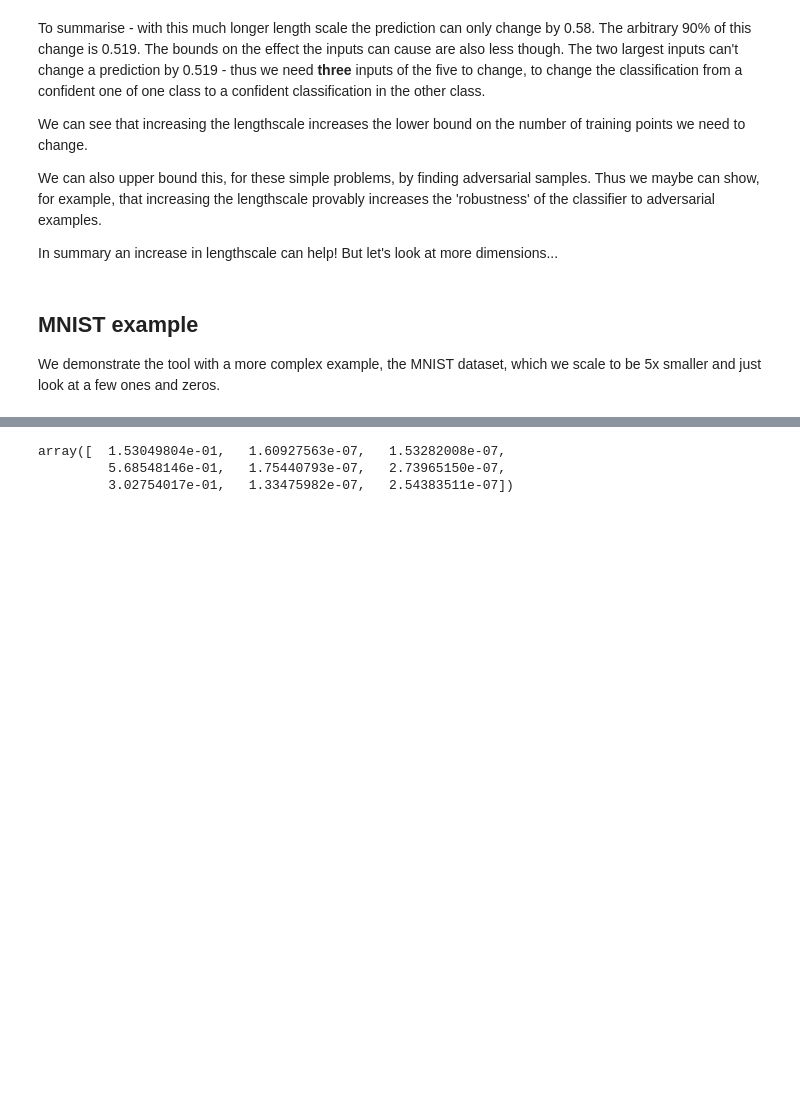
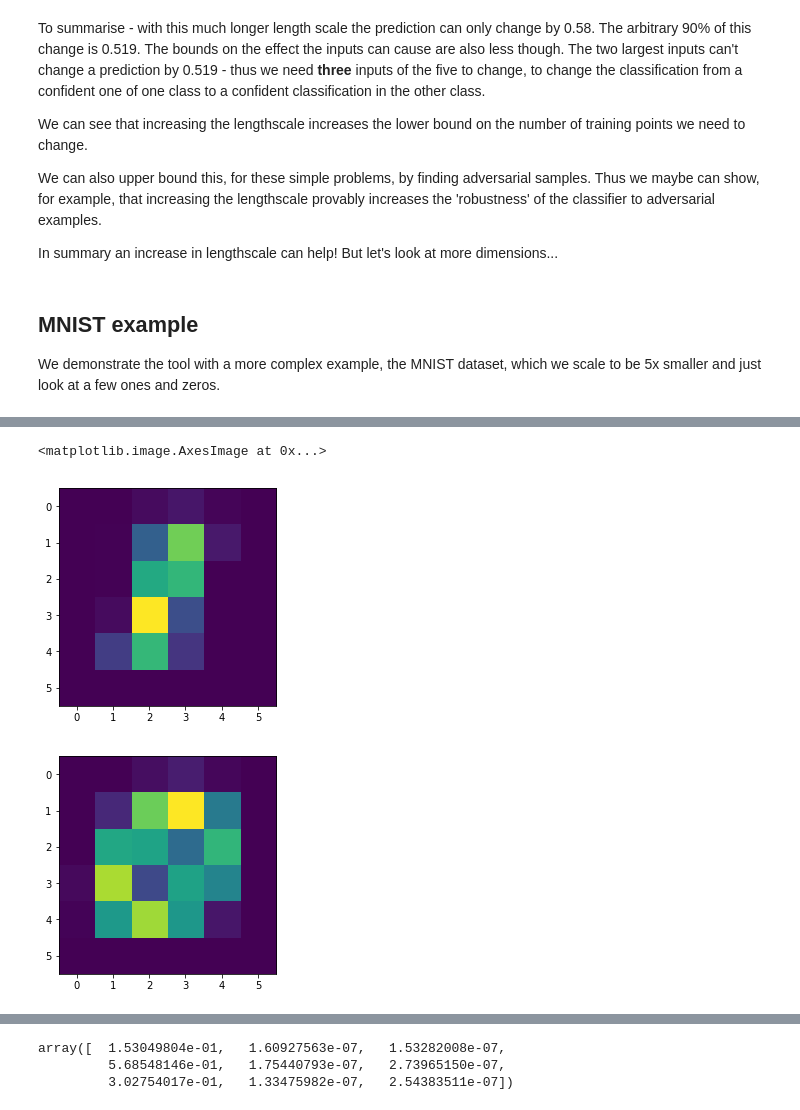
Before and after one commit to lionfish0/GPAdversarialBound, a Jupyter notebook: jupyter/Demo.ipynb, the cells around one changed output, grey strips where cells are left out. Cells and saved outputs as stored; diff of their text form; code cells hidden in the pictures; blank space fills up the shorter version.

```diff
--- a/jupyter/Demo.ipynb
+++ b/jupyter/Demo.ipynb
@@ -386,21 +385,23 @@ We demonstrate the tool with a more complex example, the MNIST dataset, which we
 ip=None
 # %%
 from mnist import MNIST
+import numpy as np
+from GPAdversarialBound import getshiftbounds, getpred, plot2dB
 #download the mnist data from http://yann.lecun.com/exdb/mnist/
 #save in mnistdata folder in same directory as this notebook
 
-def getMNISTexample(scalingfactor=7):
+def getMNISTexample(scalingfactor=7,Ntraining=500):
     mndata = MNIST('./mnistdata')
     mnist_training = mndata.load_training()
 
     #B = [np.array([[-10.0,20.0],[-10.0,20.0]])]
     bigX = np.array(mnist_training[0])[np.array(mnist_training[1])<2,:]
-    bigXtest = bigX[91:100,:]
-    bigX = bigX[0:90,:]
+    bigXtest = bigX[(Ntraining+1):(Ntraining+10),:]
+    bigX = bigX[0:Ntraining,:]
     Y = np.array(mnist_training[1])[np.array(mnist_training[1])<2]
     Y = Y[:,None]*2.0-1.0
-    Ytest = Y[91:100,:]
-    Y = Y[0:90,:]
+    Ytest = Y[(Ntraining+1):(Ntraining+10),:]
+    Y = Y[0:Ntraining,:]
 
     def scale(X,res):
         newX = []
@@ -418,18 +419,4 @@ def getMNISTexample(scalingfactor=7):
     newres = int(X[0,:].size**.5)
     return X,Y,Xtest,Ytest
 
-for totalits in [50]:
-    print("------------------------------")
-    print("%d" % totalits)
-    X,Y,Xtest,Ytest = getMNISTexample(scalingfactor=10)
-    print(X.shape)
-    #positive Y:
-    ###l = 2400.0
-    l = 15.0
-    pos_allshifts,pos_dbinfo = getshiftbounds(X,Y,l=l,totalits=totalits,valmax=255,dimensions=[4], ip=ip)
-    print(pos_allshifts)
-    #negative Y:
-    neg_allshifts,neg_dbinfo = getshiftbounds(X,-Y,l=l,totalits=totalits,valmax=255,dimensions=[4], ip=ip)
-    print(neg_allshifts)
-    print("Max of both")
-    print(np.sort(np.max(np.c_[pos_allshifts,neg_allshifts],1))[::-1])
+X,Y,Xtest,Ytest = getMNISTexample(scalingfactor=10)
@@ -447,0 +457,2 @@ Max of both
+# %%
+X,Y,Xtest,Ytest = getMNISTexample(scalingfactor=5)
@@ -447,0 +474,8 @@ Max of both
+# %%
+plt.imshow(np.mean(X[Y[:,0]==1],0).reshape(6,6))
+plt.figure()
+plt.imshow(np.mean(X[Y[:,0]==-1],0).reshape(6,6))
+# %% [output]
+<matplotlib.image.AxesImage at 0x...>
+[figure, added]
+[figure, added]
```
Also changed, not shown: parts of 25 cells of this notebook, 2 other files.
